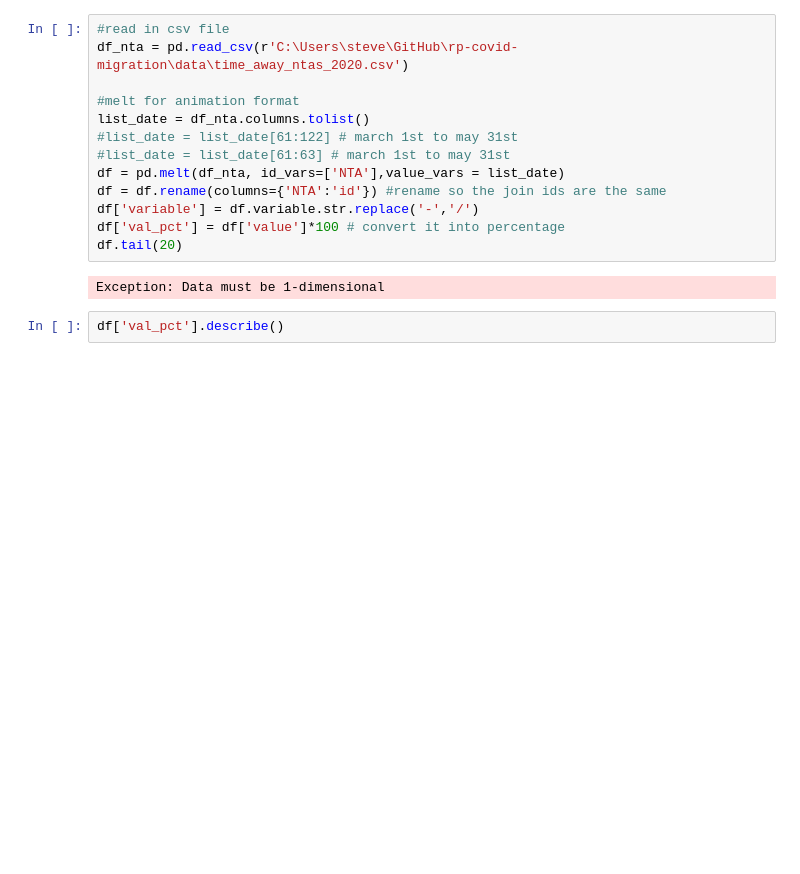
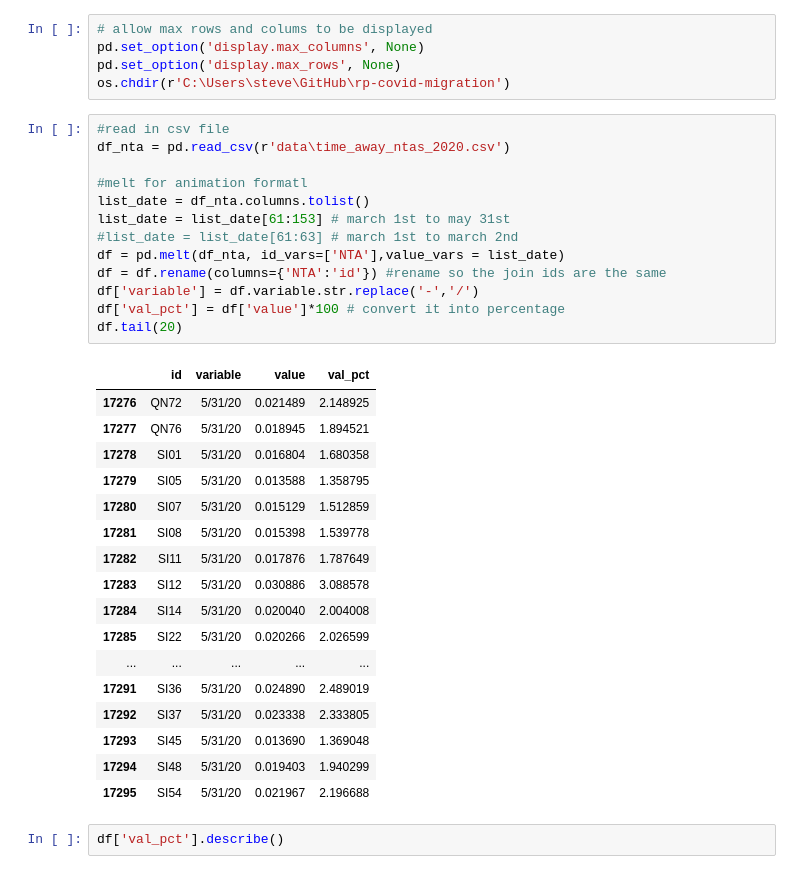
Before and after one commit to stevennac3/rp-covid-migration, a Jupyter notebook: notebooks/Viz/Pct_Time_PlotlyX.ipynb, the cells around one changed output. Cells and saved outputs as stored; diff of their text form; blank space fills up the shorter version.

```diff
--- a/notebooks/Viz/Pct_Time_PlotlyX.ipynb
+++ b/notebooks/Viz/Pct_Time_PlotlyX.ipynb
@@ -9,21 +13,42 @@ import plotly.io as pio
 print(pio.renderers.default)
 # %% [output]
 plotly_mimetype+notebook
+# %%
+# allow max rows and colums to be displayed
+pd.set_option('display.max_columns', None)
+pd.set_option('display.max_rows', None)
+os.chdir(r'C:\Users\steve\GitHub\rp-covid-migration')
 # %%
 #read in csv file
-df_nta = pd.read_csv(r'C:\Users\steve\GitHub\rp-covid-migration\data\time_away_ntas_2020.csv')
+df_nta = pd.read_csv(r'data\time_away_ntas_2020.csv')
 
-#melt for animation format
+#melt for animation formatl
 list_date = df_nta.columns.tolist()
-#list_date = list_date[61:122] # march 1st to may 31st
-#list_date = list_date[61:63] # march 1st to may 31st
+list_date = list_date[61:153] # march 1st to may 31st
+#list_date = list_date[61:63] # march 1st to march 2nd
 df = pd.melt(df_nta, id_vars=['NTA'],value_vars = list_date)
 df = df.rename(columns={'NTA':'id'}) #rename so the join ids are the same
 df['variable'] = df.variable.str.replace('-','/')
 df['val_pct'] = df['value']*100 # convert it into percentage
 df.tail(20)
 # %% [output]
-Exception: Data must be 1-dimensional
+|  | id | variable | value | val_pct |
+| 17276 | QN72 | 5/31/20 | 0.021489 | 2.148925 |
+| 17277 | QN76 | 5/31/20 | 0.018945 | 1.894521 |
+| 17278 | SI01 | 5/31/20 | 0.016804 | 1.680358 |
+| 17279 | SI05 | 5/31/20 | 0.013588 | 1.358795 |
+| 17280 | SI07 | 5/31/20 | 0.015129 | 1.512859 |
+| 17281 | SI08 | 5/31/20 | 0.015398 | 1.539778 |
+| 17282 | SI11 | 5/31/20 | 0.017876 | 1.787649 |
+| 17283 | SI12 | 5/31/20 | 0.030886 | 3.088578 |
+| 17284 | SI14 | 5/31/20 | 0.020040 | 2.004008 |
+| 17285 | SI22 | 5/31/20 | 0.020266 | 2.026599 |
+| ... | ... | ... | ... | ... |
+| 17291 | SI36 | 5/31/20 | 0.024890 | 2.489019 |
+| 17292 | SI37 | 5/31/20 | 0.023338 | 2.333805 |
+| 17293 | SI45 | 5/31/20 | 0.013690 | 1.369048 |
+| 17294 | SI48 | 5/31/20 | 0.019403 | 1.940299 |
+| 17295 | SI54 | 5/31/20 | 0.021967 | 2.196688 |
 # %%
 df['val_pct'].describe()
 # %% [output]
```
Also changed, not shown: parts of 7 cells of this notebook, 12 other files.
